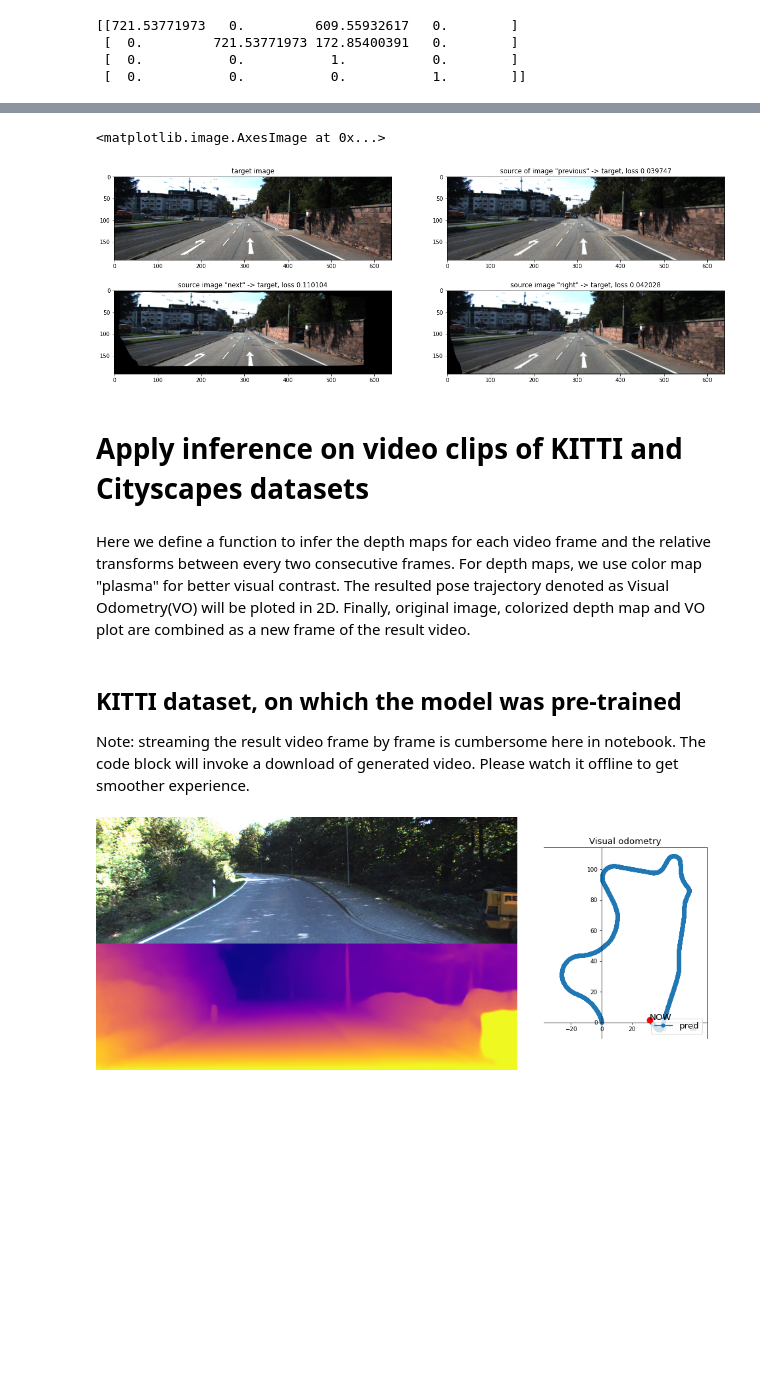
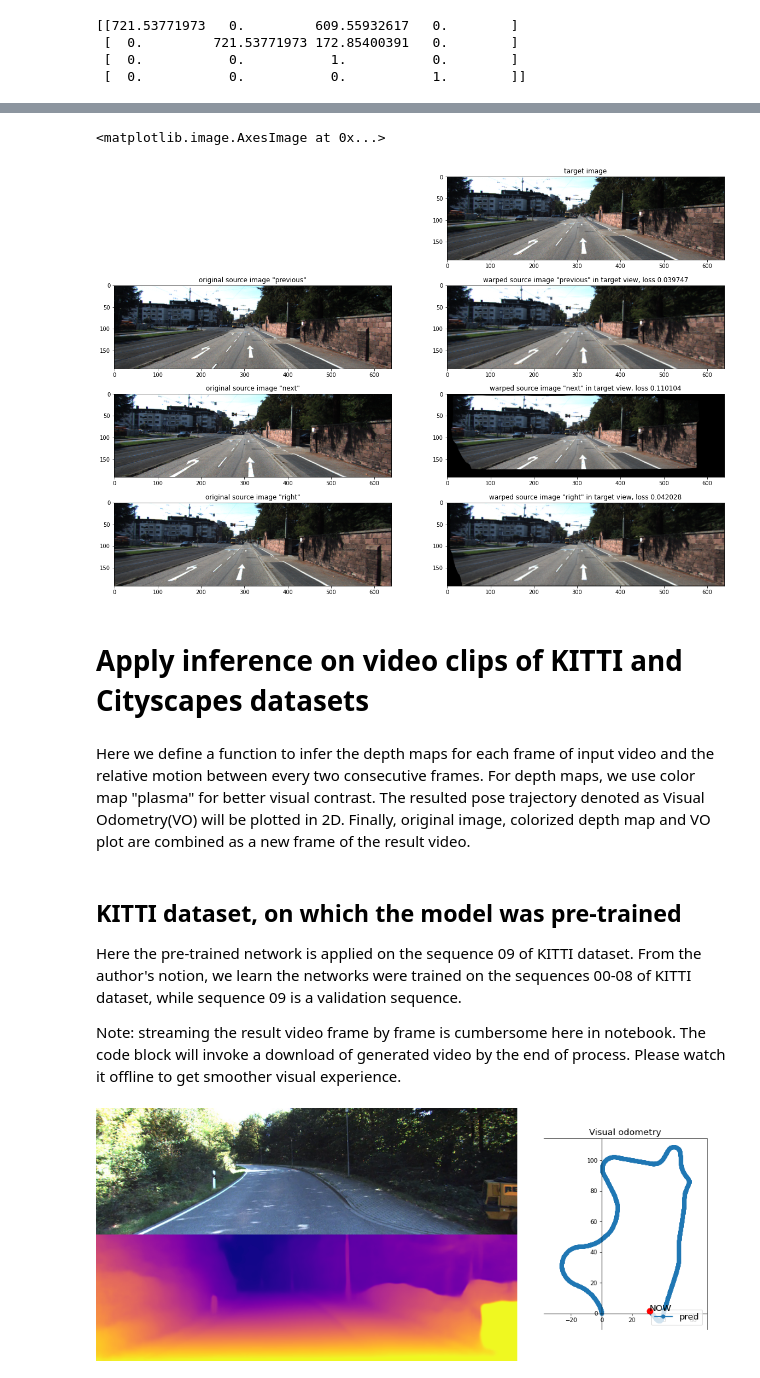
Before and after one commit to Willyzw/monodepth2, a Jupyter notebook: monodepth2_handson.ipynb, the cells around one changed output, grey strips where cells are left out. Drawn from its saved outputs; the diff is of its cells as text; code cells hidden in the pictures; blank space fills up the shorter version.

```diff
--- a/monodepth2_handson.ipynb
+++ b/monodepth2_handson.ipynb
@@ -188,45 +198,54 @@ _, depth_target = disp_to_depth(disp_target, min_depth=0.1, max_depth=100)
 backproject_depth = BackprojectDepth(1, feed_height, feed_width).cuda()
 project_3d = Project3D(1, feed_height, feed_width).cuda()
 
 # model was trained with a nomial baseline of 0.1 units
 stereo_T = np.eye(4, dtype=np.float32)
 stereo_T[0, 3] = -0.1
 
 # back project the pixels of target image to 3D space
 cam_points_target = backproject_depth(depth_target, torch.FloatTensor(K_inv[np.newaxis,:]).cuda())
 
 # transform the 3d pixel coordinates from target frame to source frame and then project to 2d plane
 pix_coords_src_prev = project_3d(cam_points_target, torch.FloatTensor(K[np.newaxis,:]).cuda(), src_prev_T_target)
 pix_coords_src_next = project_3d(cam_points_target, torch.FloatTensor(K[np.newaxis,:]).cuda(), src_next_T_target)
 pix_coords_src_right = project_3d(cam_points_target, torch.FloatTensor(K[np.newaxis,:]).cuda(), torch.from_numpy(stereo_T).cuda())
 
 with torch.no_grad():
     img_src_prev_warped = F.grid_sample(img_src_prev_torch, pix_coords_src_prev, padding_mode="zeros")
     img_src_next_warped = F.grid_sample(img_src_next_torch, pix_coords_src_next, padding_mode="zeros")
     img_src_right_warped = F.grid_sample(img_src_right_torch, pix_coords_src_right, padding_mode="zeros")
 
-plt.figure(figsize=(20, 7))
-plt.subplot(221)
+plt.figure(figsize=(20, 14))
+plt.subplot(422)
 plt.title('target image')
 plt.imshow(img_target_resized)
-plt.subplot(222)
+plt.subplot(424)
 l1 = torch.abs(img_src_prev_warped-img_target_torch).mean()
-plt.title('source of image "previous" -> target, loss %f'%l1)
+plt.title('warped source image "previous" in target view, loss %f'%l1)
 plt.imshow(img_src_prev_warped.cpu().numpy()[0].transpose(1, 2, 0))
-plt.subplot(223)
+plt.subplot(423)
+plt.title('original source image "previous"')
+plt.imshow(img_src_prev_resized)
+plt.subplot(426)
 l1 = torch.abs(img_src_next_warped-img_target_torch).mean()
-plt.title('source image "next" -> target, loss %f'%l1)
+plt.title('warped source image "next" in target view, loss %f'%l1)
 plt.imshow(img_src_next_warped.cpu().numpy()[0].transpose(1, 2, 0))
-plt.subplot(224)
+plt.subplot(425)
+plt.title('original source image "next"')
+plt.imshow(img_src_next_resized)
+plt.subplot(428)
 l1 = torch.abs(img_src_right_warped-img_target_torch).mean()
-plt.title('source image "right" -> target, loss %f'%l1)
+plt.title('warped source image "right" in target view, loss %f'%l1)
 plt.imshow(img_src_right_warped.cpu().numpy()[0].transpose(1, 2, 0))
+plt.subplot(427)
+plt.title('original source image "right"')
+plt.imshow(img_src_right_resized)
 # %% [output]
 <matplotlib.image.AxesImage at 0x...>
-[figure, old version]
+[figure, new version]
 # %% [markdown]
 # Apply inference on video clips of KITTI and Cityscapes datasets
 # %% [markdown]
-Here we define a function to infer the depth maps for each video frame and the relative transforms between every two consecutive frames. For depth maps, we use color map "plasma" for better visual contrast. The resulted pose trajectory denoted as Visual Odometry(VO) will be ploted in 2D. Finally, original image, colorized depth map and VO plot are combined as a new frame of the result video.
+Here we define a function to infer the depth maps for each frame of input video and the relative motion between every two consecutive frames. For depth maps, we use color map "plasma" for better visual contrast. The resulted pose trajectory denoted as Visual Odometry(VO) will be plotted in 2D. Finally, original image, colorized depth map and VO plot are combined as a new frame of the result video.
 # %%
 def show_and_stream_result_video(input_video, output_path):
@@ -277,7 +296,9 @@ def show_and_stream_result_video(input_video, output_path):
     out.release()
 # %% [markdown]
 ## KITTI dataset, on which the model was pre-trained
-Note: streaming the result video frame by frame is cumbersome here in notebook. The code block will invoke a download of generated video. Please watch it offline to get smoother experience.
+Here the pre-trained network is applied on the sequence 09 of KITTI dataset. From the author's notion, we learn the networks were trained on the sequences 00-08 of KITTI dataset, while sequence 09 is a validation sequence.
+
+Note: streaming the result video frame by frame is cumbersome here in notebook. The code block will invoke a download of generated video by the end of process. Please watch it offline to get smoother visual experience.
 # %%
 show_and_stream_result_video("assets/kitti_odom_09.mp4", "kitti_odom_09_result.avi")
 files.download('kitti_odom_09_result.avi')
```
Also changed, not shown: parts of 20 cells of this notebook.
